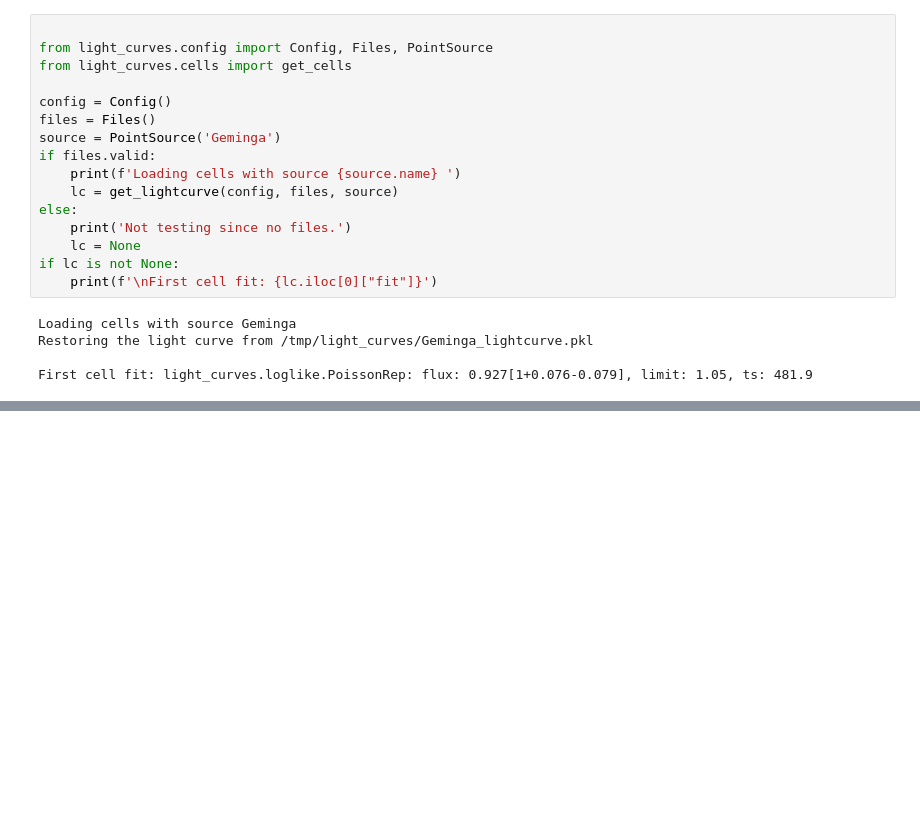
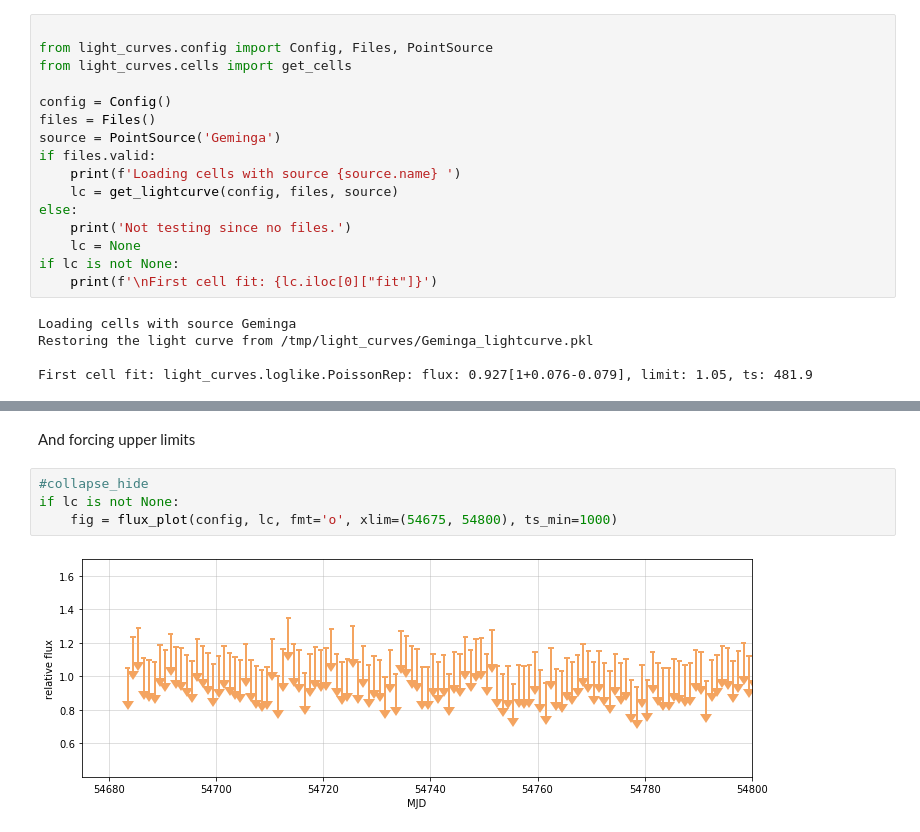
Before and after one commit to tburnett/light_curves, a Jupyter notebook: nbs/11_lightcurve.ipynb, the cells around one changed output, grey strips where cells are left out. Cells and saved outputs as stored; diff of their text form; blank space fills up the shorter version.

```diff
--- a/nbs/11_lightcurve.ipynb
+++ b/nbs/11_lightcurve.ipynb
@@ -204,3 +223,11 @@ See the introduction for a dem.
+# %% [markdown]
+And forcing upper limits
+# %%
+#collapse_hide
+if lc is not None:
+    fig = flux_plot(config, lc, fmt='o', xlim=(54675, 54800), ts_min=1000)
+# %% [output]
+[figure, added]
 # %%
 #hide
 from nbdev.export import notebook2script
```
Also changed, not shown: parts of 6 cells of this notebook, 8 other files.
